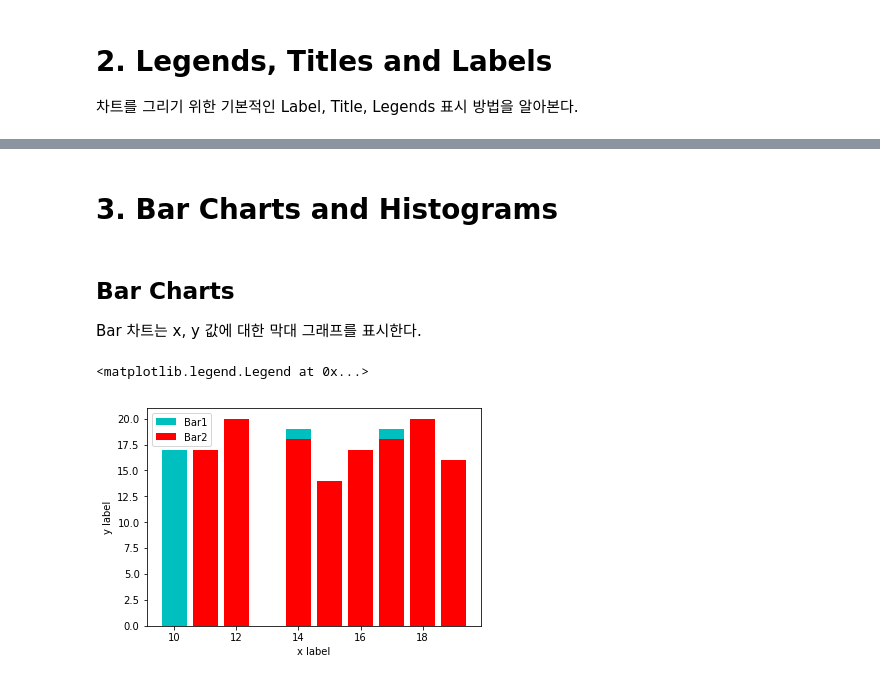
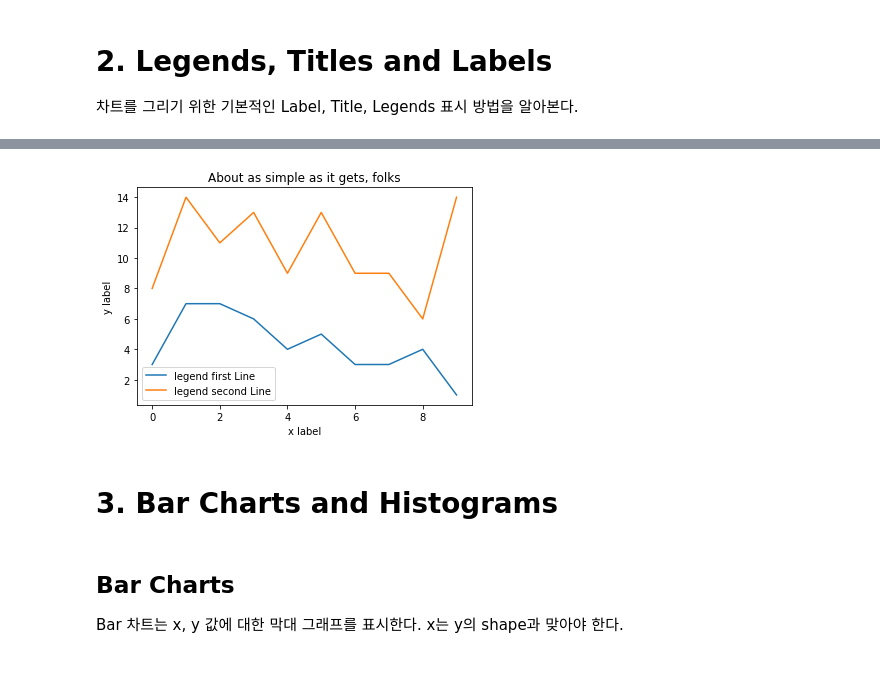
Before and after one commit to okwon78/matplotlib_pandas_tutorial, a Jupyter notebook: matplotlib.ipynb, the cells around one changed output, grey strips where cells are left out. Saved outputs shown, nothing was run; the diff lists cells and outputs as text; code cells hidden in the pictures.

```diff
--- a/matplotlib.ipynb
+++ b/matplotlib.ipynb
@@ -43,22 +40,26 @@ plt.legend()
+# %%
+x = np.arange(10)
+y1 = np.random.randint(low=1, high=10, size=len(x))
+y2 = np.random.randint(low=5, high=15, size=len(x))
+
+fig, ax = plt.subplots()
+
+ax.plot(x, y1, label='legend first Line')
+ax.plot(x, y2, label='legend second Line')
+
+# 한번에 설정하는 방법, 추후에 별도 설정
+ax.set(xlabel='x label',
+       ylabel='y label',
+       title='About as simple as it gets, folks')
+
+ax.legend()
+
+plt.show()
+# %% [output]
+[figure, added]
 # %% [markdown]
 # 3. Bar Charts and Histograms
 # %% [markdown]
 ## Bar Charts
 
-Bar 차트는 x, y 값에 대한 막대 그래프를 표시한다.
+Bar 차트는 x, y 값에 대한 막대 그래프를 표시한다. x는 y의 shape과 맞아야 한다.
-# %%
-x1 = [random.randint(10, 20) for _ in range(10)]
-y1 = [random.randint(10, 20) for _ in range(10)]
-x2 = [random.randint(10, 20) for _ in range(10)]
-y2 = [random.randint(10, 20) for _ in range(10)]
-
-plt.bar(x1, y1, label='Bar1', color='c')
-plt.bar(x2, y2, label='Bar2', color='r')
-
-plt.xlabel('x label')
-plt.ylabel('y label')
-
-plt.legend()
-# %% [output]
-<matplotlib.legend.Legend at 0x...>
-[figure, removed]
```
Also changed, not shown: parts of 19 cells of this notebook, 1 other file.
